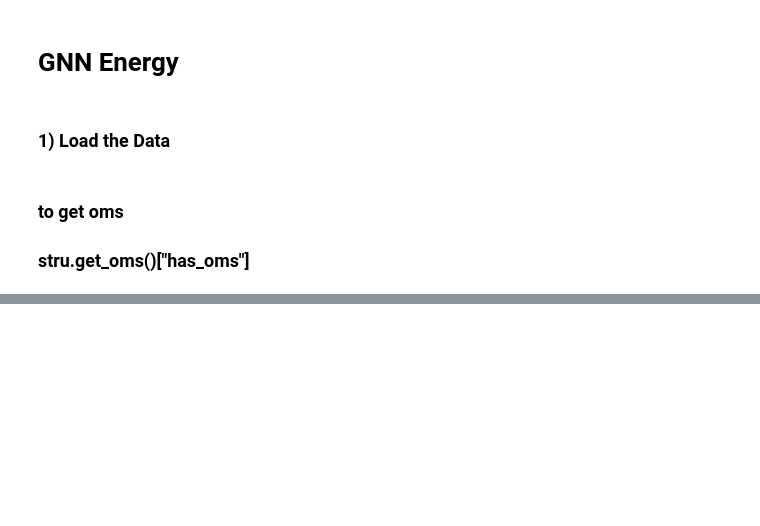
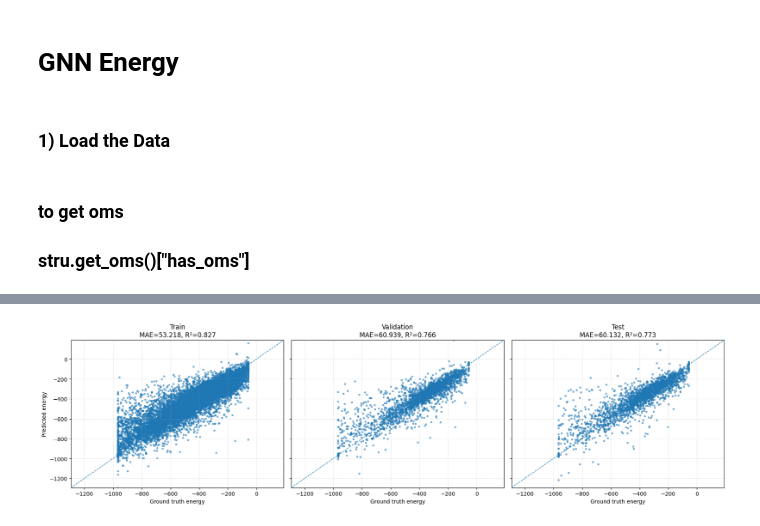
Before and after one commit to bafgreat/fairmofsyncondition, a Jupyter notebook: ML/Pipeline_energy.ipynb, the cells around one changed output, grey strips where cells are left out. Cells and saved outputs as stored; diff of their text form; code cells hidden in the pictures; blank space fills up the shorter version.

Commit message:
upload trained model for energy)

```diff
--- a/ML/Pipeline_energy.ipynb
+++ b/ML/Pipeline_energy.ipynb
@@ -373,7 +376,7 @@ selected_extras
 extras_dim = compute_extras_dim(dataset[0], selected_extras)
 
 # Classi
-number_of_runs = [1,2,3,4,5]
+number_of_runs = [1]#,2,3,4,5]
 hidden_dim = 64
 dropout = 0.35
 # %%
@@ -448,2 +435,10 @@ KeyboardInterrupt:
 # %%
-res_test
+model.load_state_dict(torch.load(checkpoint_name, map_location=device))
+
+
+gt = []
+pred = []
+for data in test_loader:
+    v = model(data.to(device))
+    pred.extend(inverse_to_physical(v.detach().cpu().numpy()))
+    gt.extend(inverse_to_physical(data.energy_scaled.detach().cpu().numpy()))
@@ -456,10 +451,3 @@ with open("target_scaler_energy.pkl", "rb") as f:
 
 def inverse_to_physical(y_pred_scaled):
     return scaler.inverse_transform(y_pred_scaled.reshape(-1,1)).ravel()
-
-# Esempio PyTorch: loss su target scalato
-criterion = torch.nn.L1Loss()  # MAE spesso più robusta di MSE per outlier
-
-# y_batch_scaled: tensore target già scalato
-# pred_scaled: output della rete
-# loss = criterion(pred_scaled, y_batch_scaled)
@@ -465,0 +851,71 @@ criterion = torch.nn.L1Loss()  # MAE spesso più robusta di MSE per outlier
+# %%
+import torch
+import numpy as np
+import matplotlib.pyplot as plt
+from sklearn.metrics import r2_score, mean_absolute_error
+
+# Carica il best checkpoint
+model.load_state_dict(torch.load(checkpoint_name, map_location=device))
+model.eval()
+
+@torch.no_grad()
+def collect_gt_pred(loader, model, device, scaler):
+    gt, pred = [], []
+    for data in loader:
+        data = data.to(device)
+        v = model(data)  # pred scaled
+        v = scaler.inverse_transform(v.detach().cpu().numpy().reshape(-1, 1)).ravel()
+        pred.extend(v)
+        a = scaler.inverse_transform(
+            data.energy_scaled.detach().cpu().numpy().reshape(-1, 1)
+        ).ravel()
+        gt.extend(a)
+    gt = np.asarray(gt)
+    pred = np.asarray(pred)
+    return gt, pred
+
+# Raccogli per i tre split
+gt_tr, pr_tr = collect_gt_pred(train_loader, model, device, scaler)
+gt_va, pr_va = collect_gt_pred(val_loader,   model, device, scaler)
+gt_te, pr_te = collect_gt_pred(test_loader,  model, device, scaler)
+
+# Metriche
+def metrics(y, yhat):
+    mae = mean_absolute_error(y, yhat)
+    r2  = r2_score(y, yhat)
+    return mae, r2
+
+mae_tr, r2_tr = metrics(gt_tr, pr_tr)
+mae_va, r2_va = metrics(gt_va, pr_va)
+mae_te, r2_te = metrics(gt_te, pr_te)
+
+# Limiti comuni per assi (stessa scala su tutti i subplot)
+all_gt = np.concatenate([gt_tr, gt_va, gt_te])
+all_pr = np.concatenate([pr_tr, pr_va, pr_te])
+vmin = float(np.min([all_gt.min(), all_pr.min()]))
+vmax = float(np.max([all_gt.max(), all_pr.max()]))
+
+# Plot 3 in riga
+fig, axes = plt.subplots(1, 3, figsize=(18, 5), sharex=True, sharey=True)
+
+def scatter_panel(ax, gt, pr, title, mae, r2):
+    ax.scatter(gt, pr, s=8, alpha=0.5)
+    ax.plot([vmin, vmax], [vmin, vmax], linestyle="--", linewidth=1)  # y=x
+    ax.set_title(f"{title}\nMAE={mae:.3f}, R²={r2:.3f}")
+    ax.set_xlabel("Ground truth energy")
+    ax.set_xlim(vmin, vmax)
+    ax.set_ylim(vmin, vmax)
+    ax.grid(True, linestyle=":", linewidth=0.5)
+
+scatter_panel(axes[0], gt_tr, pr_tr, "Train", mae_tr, r2_tr)
+scatter_panel(axes[1], gt_va, pr_va, "Validation", mae_va, r2_va)
+axes[1].set_ylabel("")  # per non ripetere
+scatter_panel(axes[2], gt_te, pr_te, "Test", mae_te, r2_te)
+
+# Etichetta Y sul primo pannello
+axes[0].set_ylabel("Predicted energy")
+
+plt.tight_layout()
+plt.show()
+# %% [output]
+[figure, added]
```
Also changed, not shown: parts of 13 cells of this notebook.
